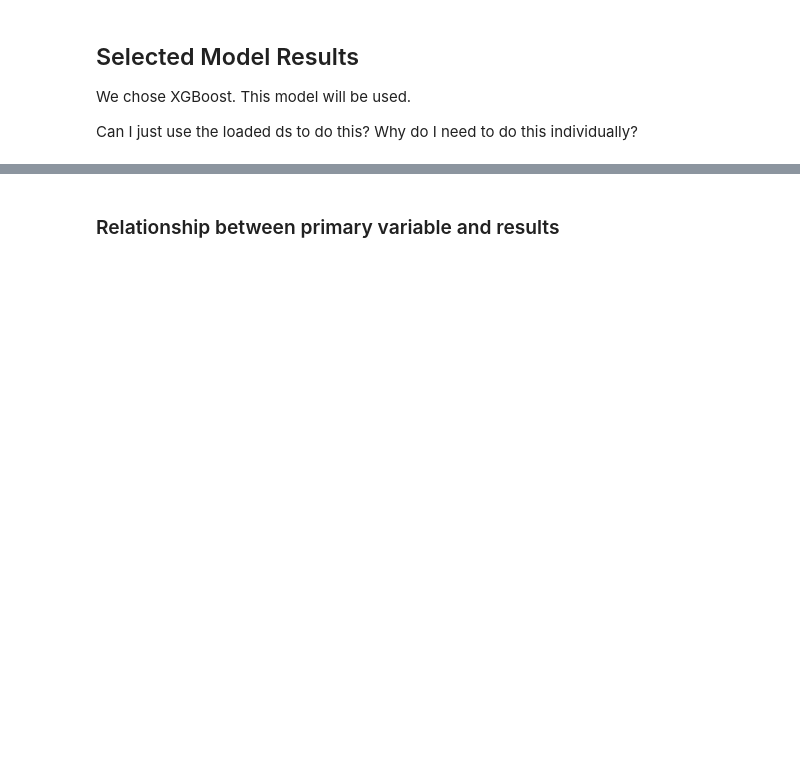
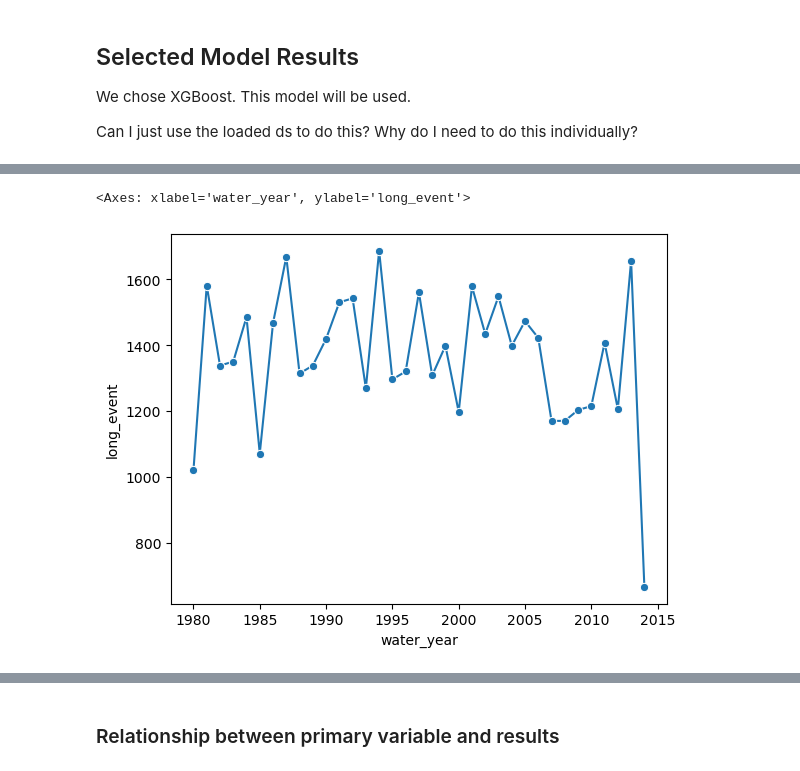
Before and after one commit to dlhogan97/Synoptic-Sublimation, a Jupyter notebook: 02_analysis/data_exploration/22_modeling_sublimation_event_occurrence.ipynb, the cells around one changed output, grey strips where cells are left out. Saved outputs shown, nothing was run; the diff lists cells and outputs as text; code cells hidden in the pictures; blank space fills up the shorter version.

```diff
--- a/02_analysis/data_exploration/22_modeling_sublimation_event_occurrence.ipynb
+++ b/02_analysis/data_exploration/22_modeling_sublimation_event_occurrence.ipynb
@@ -1405,0 +1340,19 @@ print("Data saved...")
+# %%
+# random binary time series for demonstration with length of 1000
+np.random.seed(42)  # For reproducibility
+prediction = np.random.randint(0, 2, size=100000)
+
+# example temporal series
+example_time_series = pd.date_range(start='1980-01-01', periods=len(prediction), freq='3H')
+
+# 1) Build the full dataframe once
+prediction_df = build_prediction_df(prediction, example_time_series)
+
+# 2) Mark long events (≥4 consecutive 3‑h steps = ≥12 h here)
+prediction_df = label_long_events(prediction_df, min_len=4)
+
+# 3) Get counts (change group_cols as needed)
+long_event_counts = count_long_events(
+    prediction_df,
+    group_cols=('decade', 'water_year', 'month')
+)
@@ -1405,0 +1375,14 @@ print("Data saved...")
+# %%
+import matplotlib.pyplot as plt
+import seaborn as sns
+# plot a timeseries of event hours for each year
+sns.lineplot(
+    data=(prediction_df.groupby('water_year')['long_event'].sum()*3).reset_index(),  # multiply by 3 to convert to hours
+    x="water_year",
+    y="long_event",
+    estimator='sum',
+    marker='o',
+)
+# %% [output]
+<Axes: xlabel='water_year', ylabel='long_event'>
+[figure, added]
```
Also changed, not shown: parts of 42 cells of this notebook, 1 other file.
